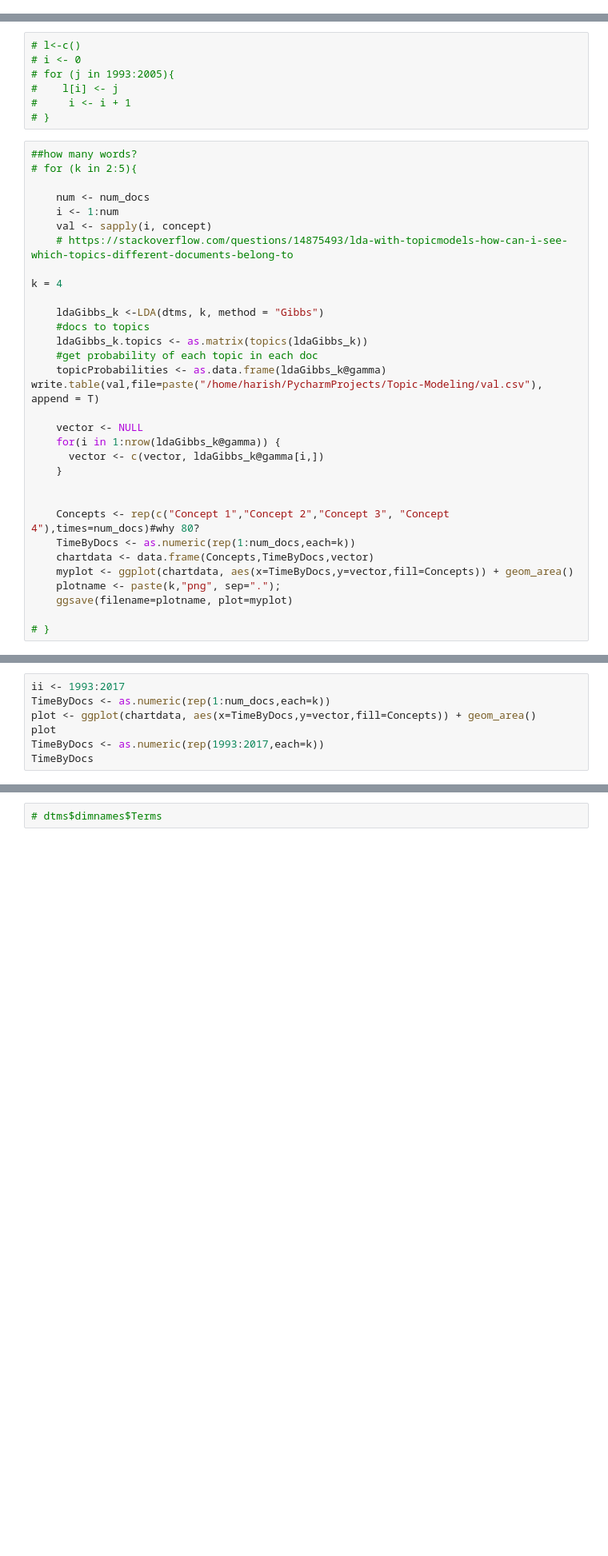
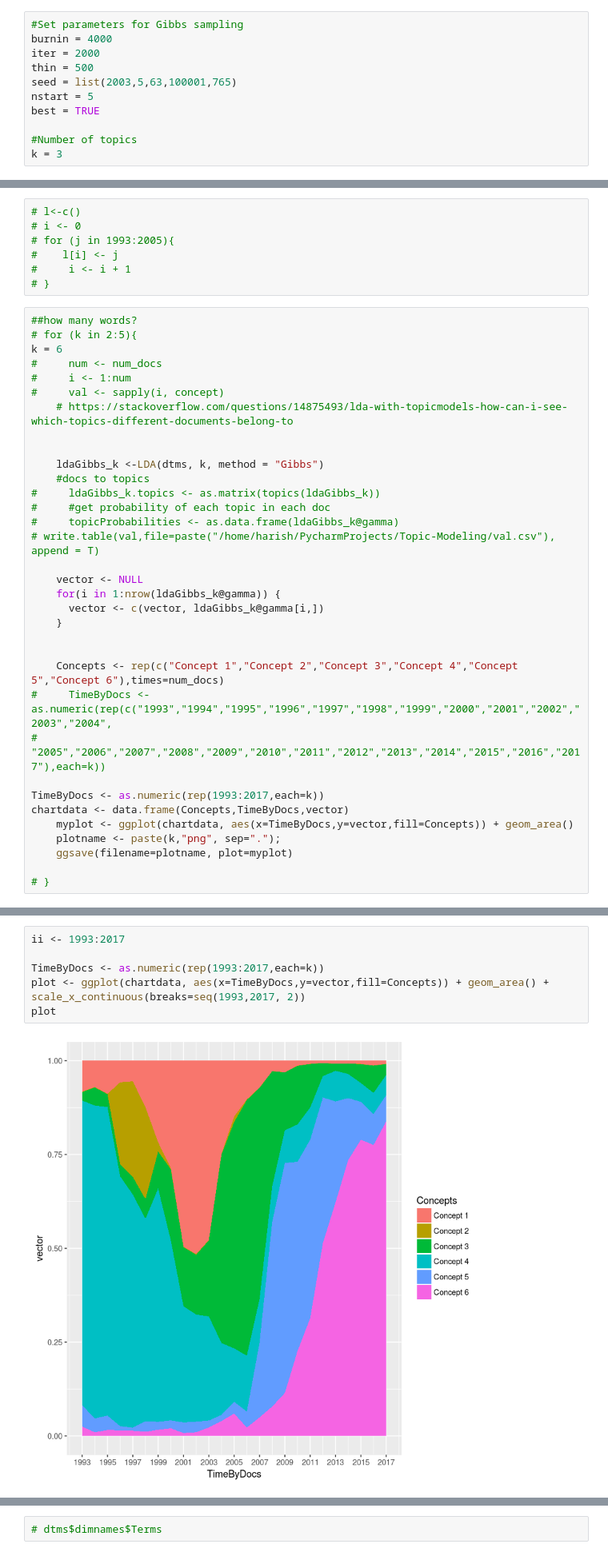
Before and after one commit to harishaaram/Topic-Modeling, a Jupyter notebook: Text_Analysis_Fedspeech.ipynb, the cells around one changed output, grey strips where cells are left out. Shown at 80% size. Saved outputs shown, nothing was run; the diff lists cells and outputs as text; blank space fills up the shorter version.

```diff
--- a/Text_Analysis_Fedspeech.ipynb
+++ b/Text_Analysis_Fedspeech.ipynb
@@ -299,3 +350,14 @@ plot
+# %%
+#Set parameters for Gibbs sampling
+burnin = 4000
+iter = 2000
+thin = 500
+seed = list(2003,5,63,100001,765)
+nstart = 5
+best = TRUE
+
+#Number of topics
+k = 3
 # %%
 # write.table(val,file=paste("/home/harish/PycharmProjects/Topic-Modeling/val.csv"), append = T)
 # ldaGibbs5@gamma
@@ -338,20 +400,19 @@ plot
 # %%
 ##how many words?
 # for (k in 2:5){
-
-    num <- num_docs
-    i <- 1:num
-    val <- sapply(i, concept)
+k = 6
+#     num <- num_docs
+#     i <- 1:num
+#     val <- sapply(i, concept)
     # https://stackoverflow.com/questions/14875493/lda-with-topicmodels-how-can-i-see-which-topics-different-documents-belong-to
 
-k = 4
 
     ldaGibbs_k <-LDA(dtms, k, method = "Gibbs")
     #docs to topics
-    ldaGibbs_k.topics <- as.matrix(topics(ldaGibbs_k))
-    #get probability of each topic in each doc
-    topicProbabilities <- as.data.frame(ldaGibbs_k@gamma)
-write.table(val,file=paste("/home/harish/PycharmProjects/Topic-Modeling/val.csv"), append = T)
+#     ldaGibbs_k.topics <- as.matrix(topics(ldaGibbs_k))
+#     #get probability of each topic in each doc
+#     topicProbabilities <- as.data.frame(ldaGibbs_k@gamma)
+# write.table(val,file=paste("/home/harish/PycharmProjects/Topic-Modeling/val.csv"), append = T)
 
     vector <- NULL
     for(i in 1:nrow(ldaGibbs_k@gamma)) {
@@ -359,9 +420,12 @@ write.table(val,file=paste("/home/harish/PycharmProjects/Topic-Modeling/val.csv"
     }
 
 
-    Concepts <- rep(c("Concept 1","Concept 2","Concept 3", "Concept 4"),times=num_docs)#why 80?
-    TimeByDocs <- as.numeric(rep(1:num_docs,each=k))
-    chartdata <- data.frame(Concepts,TimeByDocs,vector)
+    Concepts <- rep(c("Concept 1","Concept 2","Concept 3","Concept 4","Concept 5","Concept 6"),times=num_docs)
+#     TimeByDocs <- as.numeric(rep(c("1993","1994","1995","1996","1997","1998","1999","2000","2001","2002","2003","2004",
+#                                    "2005","2006","2007","2008","2009","2010","2011","2012","2013","2014","2015","2016","2017"),each=k))
+
+TimeByDocs <- as.numeric(rep(1993:2017,each=k))
+chartdata <- data.frame(Concepts,TimeByDocs,vector)
     myplot <- ggplot(chartdata, aes(x=TimeByDocs,y=vector,fill=Concepts)) + geom_area()
     plotname <- paste(k,"png", sep=".");
     ggsave(filename=plotname, plot=myplot)
@@ -370,10 +436,11 @@ write.table(val,file=paste("/home/harish/PycharmProjects/Topic-Modeling/val.csv"
 # %%
 ii <- 1993:2017
-TimeByDocs <- as.numeric(rep(1:num_docs,each=k))
-plot <- ggplot(chartdata, aes(x=TimeByDocs,y=vector,fill=Concepts)) + geom_area()
+
+TimeByDocs <- as.numeric(rep(1993:2017,each=k))
+plot <- ggplot(chartdata, aes(x=TimeByDocs,y=vector,fill=Concepts)) + geom_area() + scale_x_continuous(breaks=seq(1993,2017, 2))
 plot
-TimeByDocs <- as.numeric(rep(1993:2017,each=k))
-TimeByDocs
+# %% [output]
+[figure, added]
 # %%
 # Concepts <- rep(c("Concept 1","Concept 2","Concept 3", "Concept 4","Concept 5"),times=102)#why 80?
 #     TimeByDocs <- as.numeric(rep(c("1993","1994","1995","1996","1997","1998","1999",
```
Also changed, not shown: parts of 45 cells of this notebook, 1 other file.
